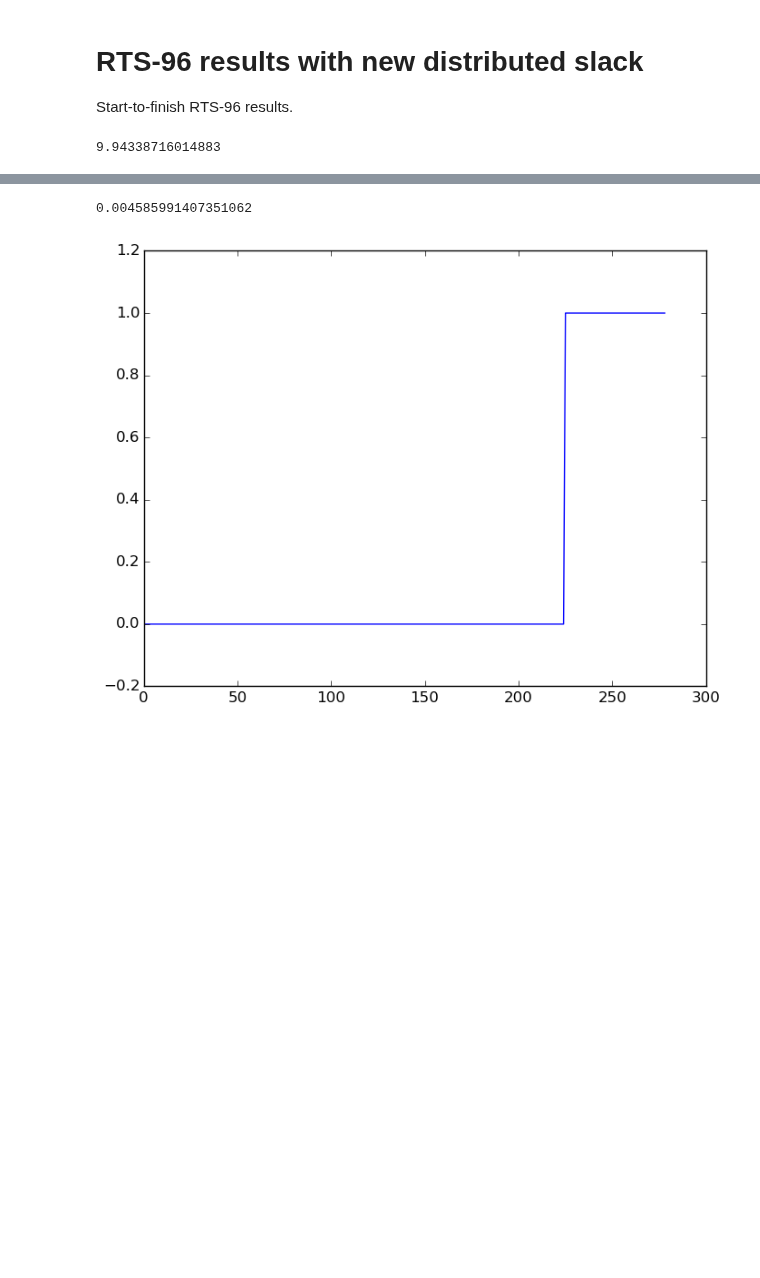
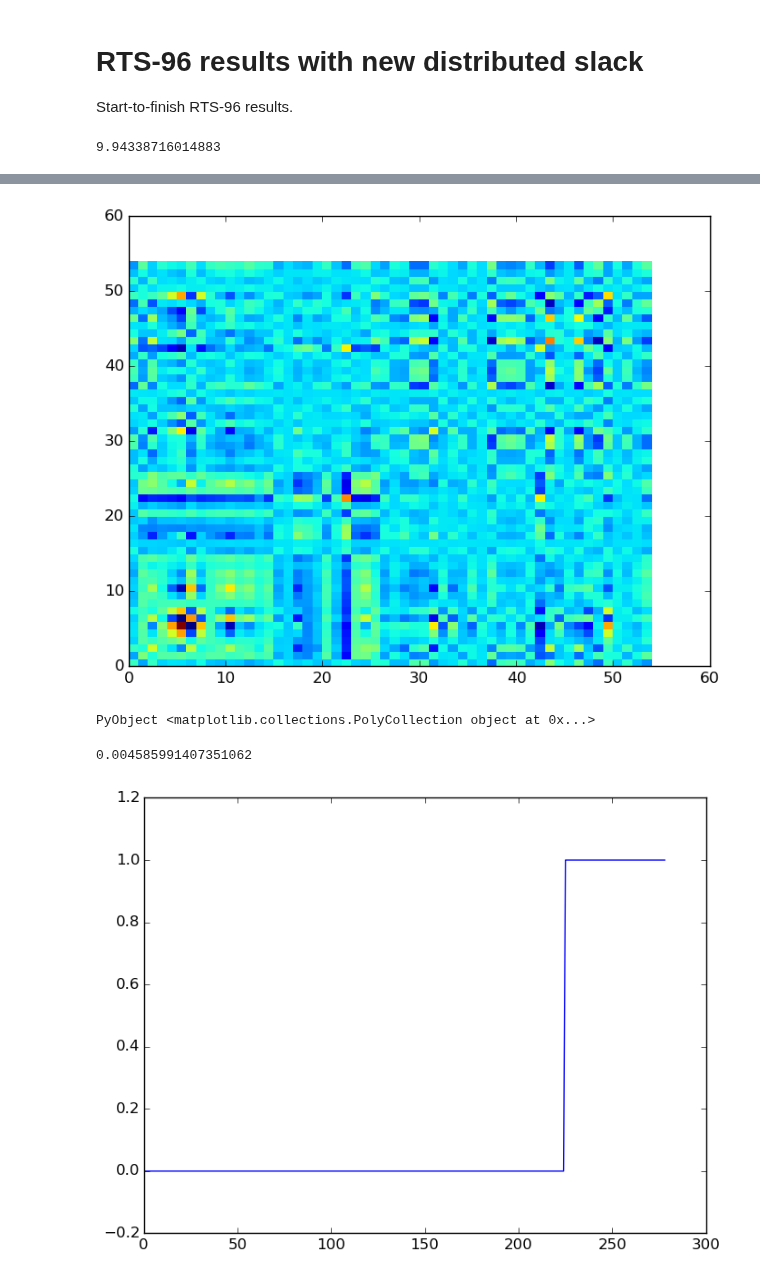
Before and after one commit to kersulis/TemporalInstanton.jl, a Jupyter notebook: nbs/2015-03-13 RTS-96 with new dist. slack.ipynb, the cells around one changed output, grey strips where cells are left out. Saved outputs shown, nothing was run; the diff lists cells and outputs as text; code cells hidden in the pictures; blank space fills up the shorter version.

```diff
--- a/nbs/2015-03-13 RTS-96 with new dist. slack.ipynb
+++ b/nbs/2015-03-13 RTS-96 with new dist. slack.ipynb
@@ -61,7 +61,7 @@ K_of_w,Reigvec = tr_diag_rotate(J_of_z)
 
 # Prepare to solve the secular equation:
 #Qtheta = full(R_of_x[1])
-Qtheta = Reigvec*Rkernel*full(R_of_x[1])*Rkernel'*Reigvec'
+# Qtheta = Reigvec*Rkernel*full(R_of_x[1])*Rkernel'*Reigvec'
 D = K_of_w[1]
 d = K_of_w[2]./2
 d2 = 0#Reigvec*Rkernel*R_of_x[2]
@@ -110,3 +133,9 @@ while loading In[3], in expression starting on line 14
+# %%
+Qtest = (Rkernel[:,1:54])'*Qtheta*(Rkernel[:,1:54])
+pcolor(Qtest)
+# %% [output]
+[figure, added]
+PyObject <matplotlib.collections.PolyCollection object at 0x...>
 # %%
 norm(diag(Reigvec)[end-2:end])
 # %% [output]
```
Also changed, not shown: parts of 3 cells of this notebook, 3 other files.
